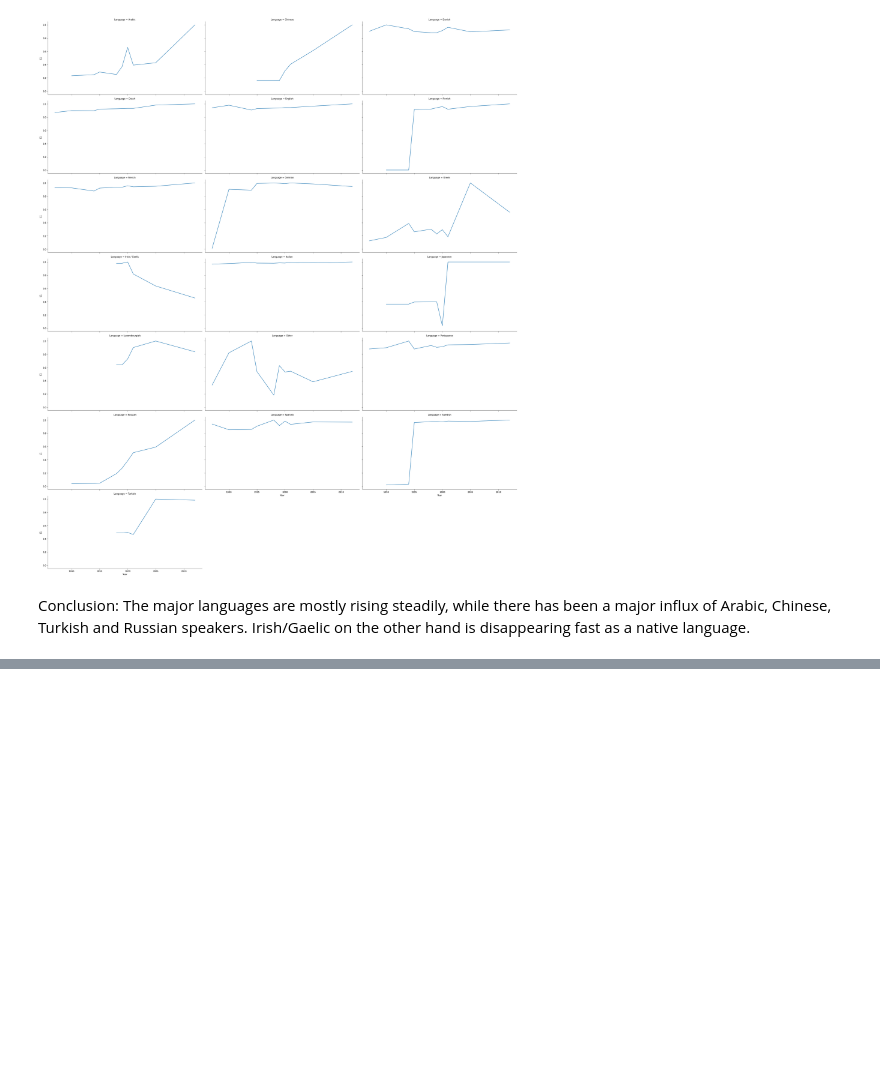
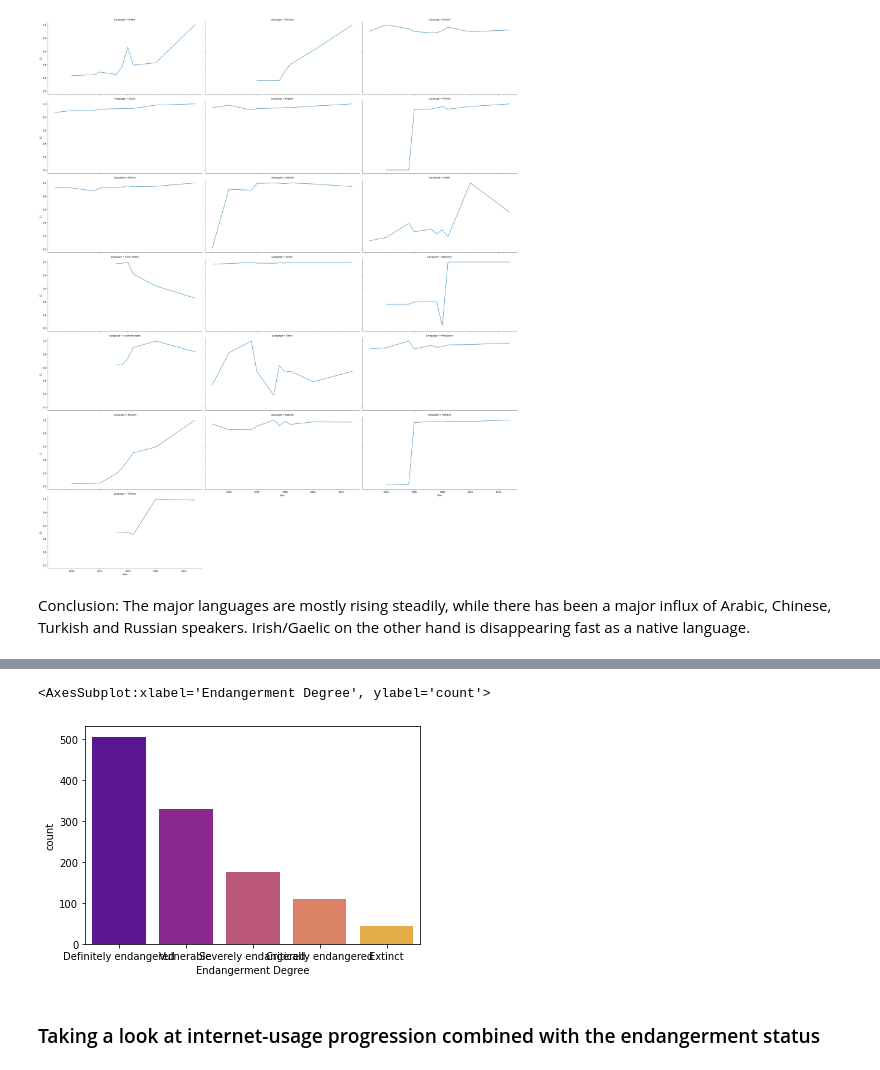
Before and after one commit to Eszti/lang-changes, a Jupyter notebook: lang_changes.ipynb, the cells around one changed output, grey strips where cells are left out. Saved outputs shown, nothing was run; the diff lists cells and outputs as text; code cells hidden in the pictures; blank space fills up the shorter version.

```diff
--- a/lang_changes.ipynb
+++ b/lang_changes.ipynb
@@ -1695,0 +1993,7 @@ Conclusion: The major languages are mostly rising steadily, while there has been
+# %%
+sns.countplot(red_data["Endangerment Degree"],palette='plasma')
+# %% [output]
+<AxesSubplot:xlabel='Endangerment Degree', ylabel='count'>
+[figure, added]
+# %% [markdown]
+### Taking a look at internet-usage progression combined with the endangerment status
```
Also changed, not shown: parts of 59 cells of this notebook.
